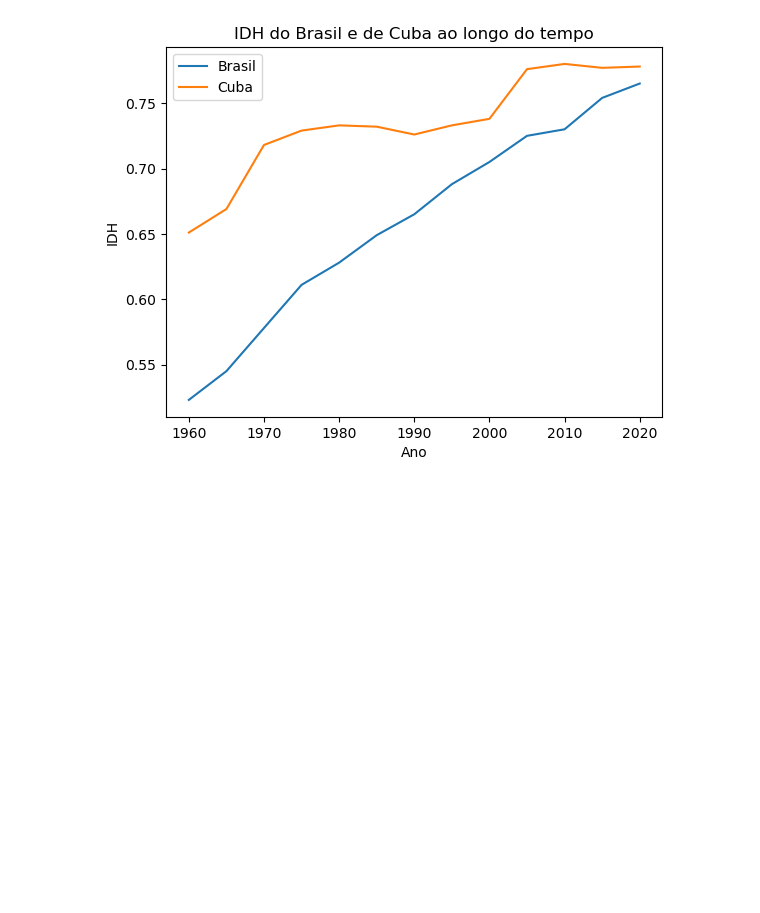
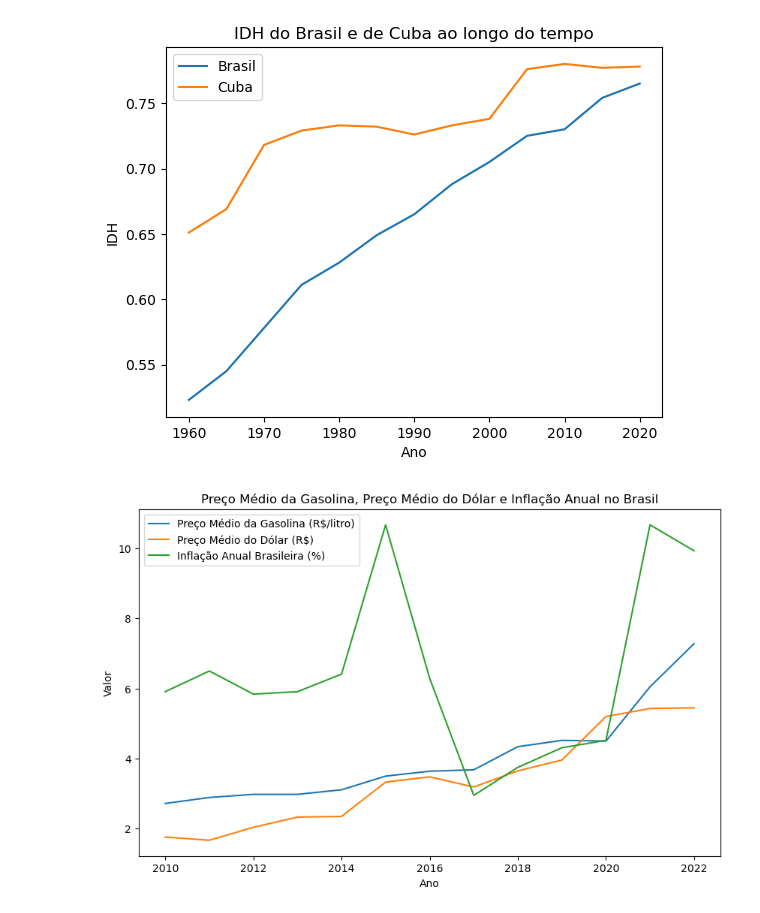
Before and after one commit to WagnerSteffen/Aulas-Python, a Jupyter notebook: graphic_plot.ipynb, the cells around one changed output. Saved outputs shown, nothing was run; the diff lists cells and outputs as text; code cells hidden in the pictures; blank space fills up the shorter version.

```diff
--- a/graphic_plot.ipynb
+++ b/graphic_plot.ipynb
@@ -20,3 +20,28 @@ plt.legend()
 plt.show()
 # %% [output]
 [figure]
+# %%
+import matplotlib.pyplot as plt
+
+# Dados
+anos = [2010, 2011, 2012, 2013, 2014, 2015, 2016, 2017, 2018, 2019, 2020, 2021, 2022]
+gasolina = [2.72, 2.89, 2.98, 2.98, 3.11, 3.5, 3.64, 3.68, 4.34, 4.52, 4.5, 6.05, 7.28]
+dolar = [1.76, 1.67, 2.04, 2.33, 2.35, 3.33, 3.48, 3.19, 3.65, 3.96, 5.2, 5.43, 5.45]
+inflacao = [5.91, 6.5, 5.84, 5.91, 6.41, 10.67, 6.29, 2.95, 3.75, 4.31, 4.52, 10.67, 9.93]
+
+# Plotagem do gráfico
+plt.figure(figsize=(10, 6))
+plt.plot(anos, gasolina, label='Preço Médio da Gasolina (R$/litro)')
+plt.plot(anos, dolar, label='Preço Médio do Dólar (R$)')
+plt.plot(anos, inflacao, label='Inflação Anual Brasileira (%)')
+
+# Personalização do gráfico
+plt.xlabel('Ano')
+plt.ylabel('Valor')
+plt.title('Preço Médio da Gasolina, Preço Médio do Dólar e Inflação Anual no Brasil')
+plt.legend()
+
+# Exibição do gráfico
+plt.show()
+# %% [output]
+[figure, added]
```
Also changed, not shown: parts of 5 cells of this notebook, 3 other files.
